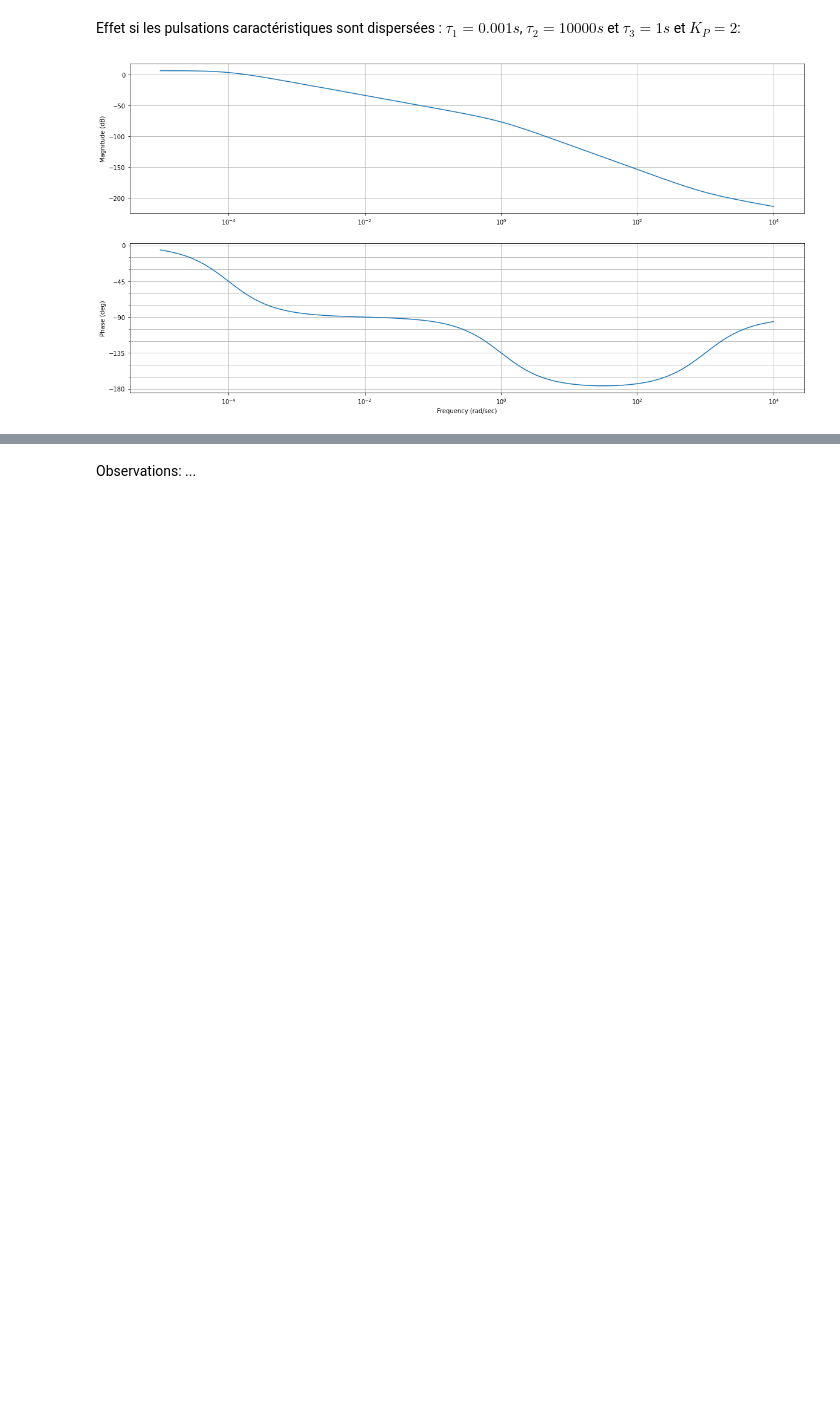
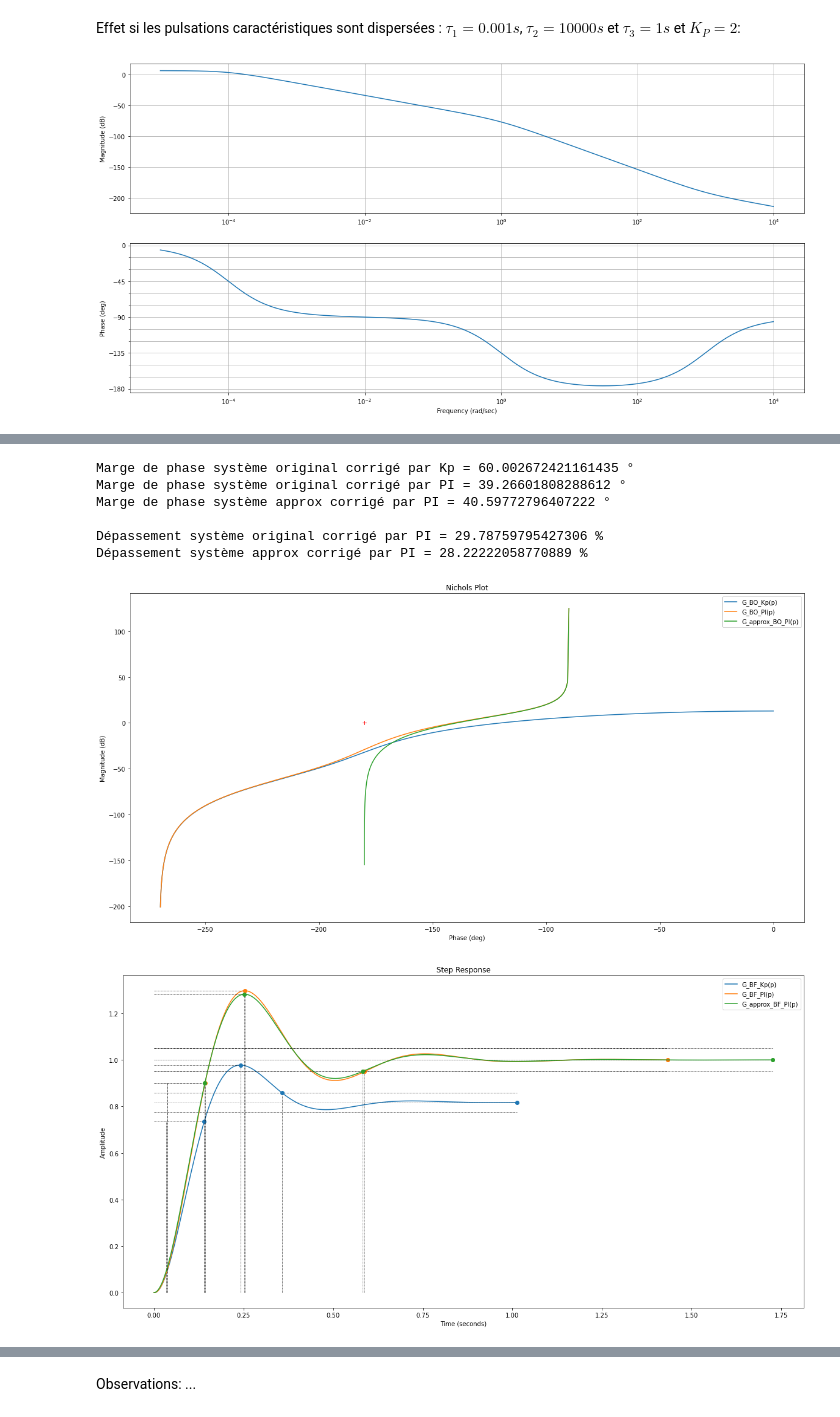
Before and after one commit to AlbanVl/ReguLaboGramme, a Jupyter notebook: _sources/regu/LaboSeance5.ipynb, the cells around one changed output, grey strips where cells are left out. Cells and saved outputs as stored; diff of their text form; code cells hidden in the pictures; blank space fills up the shorter version.

```diff
--- a/_sources/regu/LaboSeance5.ipynb
+++ b/_sources/regu/LaboSeance5.ipynb
@@ -484,0 +552,46 @@ Tracez également les 2 réponses indicielles.
+# %%
+Kp = 10**(21.55/20)
+
+tI = 1/4
+C_I = ml.tf([tI, 1],[tI, 0])
+
+G_BO_PI = Kp*C_I*G
+G_approx_BO_PI = Kp*C_I*G_approx
+
+# Nichols
+fig = plt.figure("Nichols - Pôles dominants", figsize=(20,10))
+frequencies = np.linspace(10**-5, 10**5, 10**6) # Pour bien voir vers où on converge dans les hautes fréquences (jusqu'à 10^5 rad/s ici)
+rlf.nichols(Kp*G, labels=['G_BO_Kp(p)'], NameOfFigure = "Nichols - Pôles dominants", omega=frequencies)
+rlf.nichols(G_BO_PI, labels=['G_BO_PI(p)'], NameOfFigure = "Nichols - Pôles dominants", omega=frequencies)
+rlf.nichols(G_approx_BO_PI, labels=['G_approx_BO_PI(p)'], NameOfFigure = "Nichols - Pôles dominants", omega=frequencies)
+
+# Réponse indicielle
+G_BF_Kp = ml.feedback(Kp*G, 1)
+G_BF_PI = ml.feedback(G_BO_PI, 1)
+G_approx_BF_PI = ml.feedback(G_approx_BO_PI, 1)
+
+fig = plt.figure("Steps - Pôles dominants", figsize=(20,10))
+info = rlf.stepWithInfo(G_BF_Kp, NameOfFigure="Steps - Pôles dominants", sysName='G_BF_Kp(p)')
+info = rlf.stepWithInfo(G_BF_PI, NameOfFigure="Steps - Pôles dominants", sysName='G_BF_PI(p)')
+info_approx = rlf.stepWithInfo(G_approx_BF_PI, NameOfFigure="Steps - Pôles dominants", sysName='G_approx_BF_PI(p)');
+
+# Pour vérifier que la marge de phase est bonne
+mg, mp, __, __ = ml.margin(Kp*G)
+print("Marge de phase système original corrigé par Kp =", mp, "°")
+mg, mp, __, __ = ml.margin(G_BO_PI)
+print("Marge de phase système original corrigé par PI =", mp, "°")
+mg, mp, __, __ = ml.margin(G_approx_BO_PI)
+print("Marge de phase système approx corrigé par PI =", mp, "°\n")
+
+# Dépassement
+print("Dépassement système original corrigé par PI =", info.Overshoot, "%")
+print("Dépassement système approx corrigé par PI =", info_approx.Overshoot, "%")
+# %% [output]
+Marge de phase système original corrigé par Kp = 60.002672421161435 °
+Marge de phase système original corrigé par PI = 39.26601808288612 °
+Marge de phase système approx corrigé par PI = 40.59772796407222 °
+
+Dépassement système original corrigé par PI = 29.78759795427306 %
+Dépassement système approx corrigé par PI = 28.22222058770889 %
+[figure, added]
+[figure, added]
```
Also changed, not shown: parts of 24 cells of this notebook, 18 other files.
